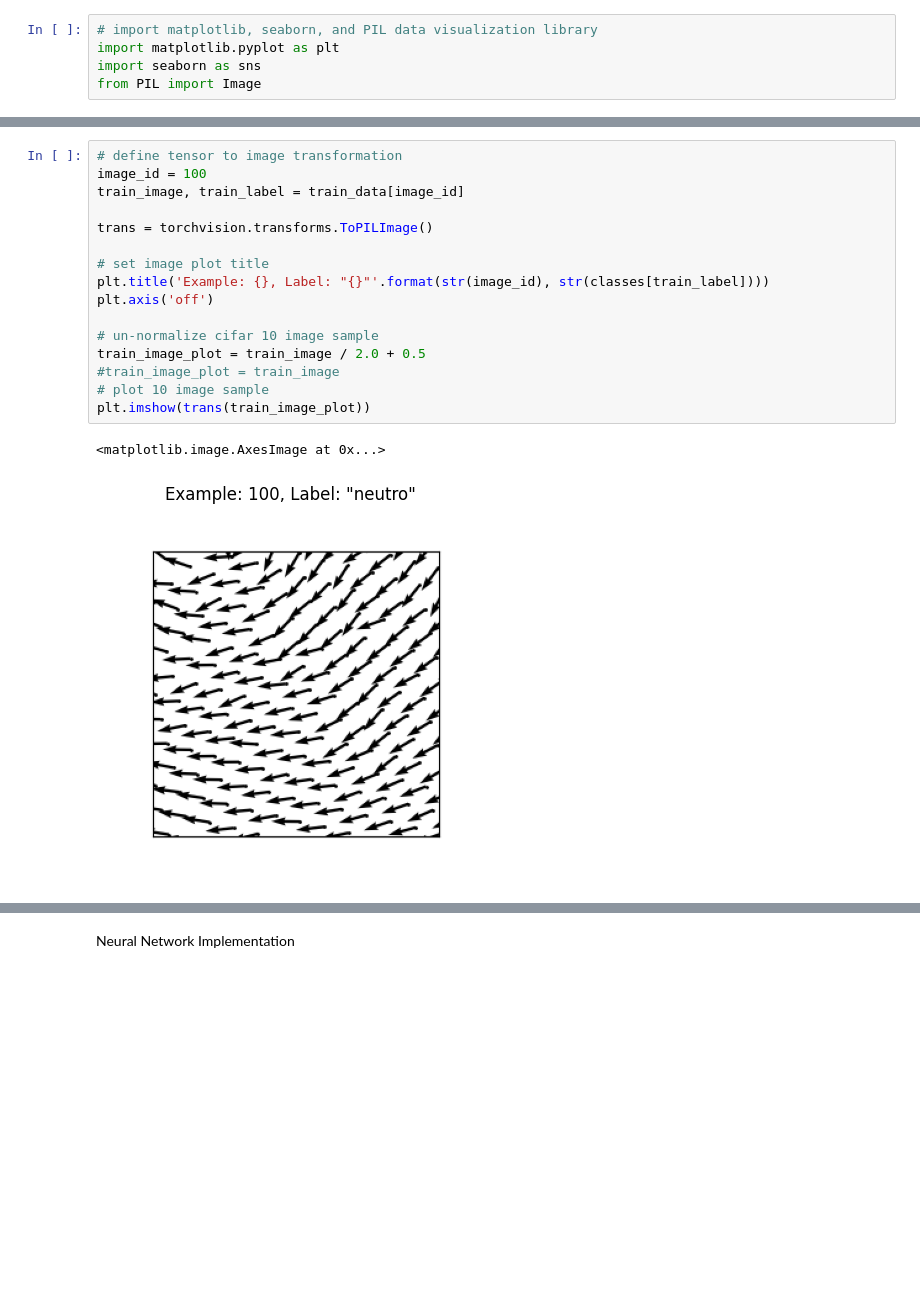
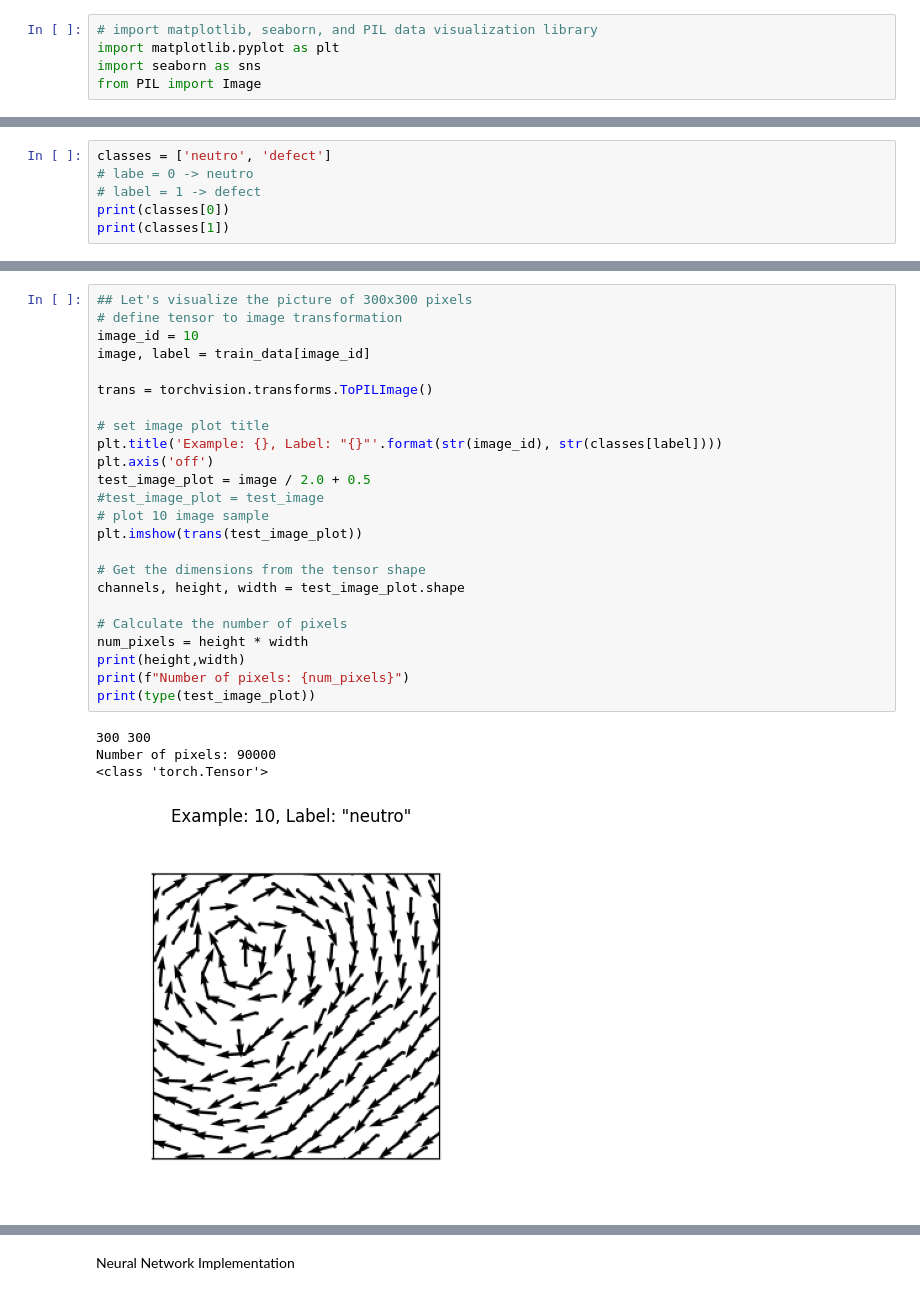
Before and after one commit to Cris12Mainz/Topological-Defects, a Jupyter notebook: Binary_Classification.ipynb, the cells around one changed output, grey strips where cells are left out. Saved outputs shown, nothing was run; the diff lists cells and outputs as text; blank space fills up the shorter version.

```diff
--- a/Binary_Classification.ipynb
+++ b/Binary_Classification.ipynb
@@ -116,0 +101,6 @@ classes = ['defect', 'neutro']
+# %%
+classes = ['neutro', 'defect']
+# labe = 0 -> neutro
+# label = 1 -> defect
+print(classes[0])
+print(classes[1])
@@ -157,19 +130,29 @@ train_data[image_id]
 # %%
+## Let's visualize the picture of 300x300 pixels
 # define tensor to image transformation
-image_id = 100
-train_image, train_label = train_data[image_id]
+image_id = 10
+image, label = train_data[image_id]
 
 trans = torchvision.transforms.ToPILImage()
 
 # set image plot title
-plt.title('Example: {}, Label: "{}"'.format(str(image_id), str(classes[train_label])))
+plt.title('Example: {}, Label: "{}"'.format(str(image_id), str(classes[label])))
 plt.axis('off')
+test_image_plot = image / 2.0 + 0.5
+#test_image_plot = test_image
+# plot 10 image sample
+plt.imshow(trans(test_image_plot))
 
-# un-normalize cifar 10 image sample
-train_image_plot = train_image / 2.0 + 0.5
-#train_image_plot = train_image
-# plot 10 image sample
-plt.imshow(trans(train_image_plot))
+# Get the dimensions from the tensor shape
+channels, height, width = test_image_plot.shape
+
+# Calculate the number of pixels
+num_pixels = height * width
+print(height,width)
+print(f"Number of pixels: {num_pixels}")
+print(type(test_image_plot))
 # %% [output]
-<matplotlib.image.AxesImage at 0x...>
+300 300
+Number of pixels: 90000
+<class 'torch.Tensor'>
-[figure, old version]
+[figure, new version]
```
Also changed, not shown: parts of 21 cells of this notebook.
